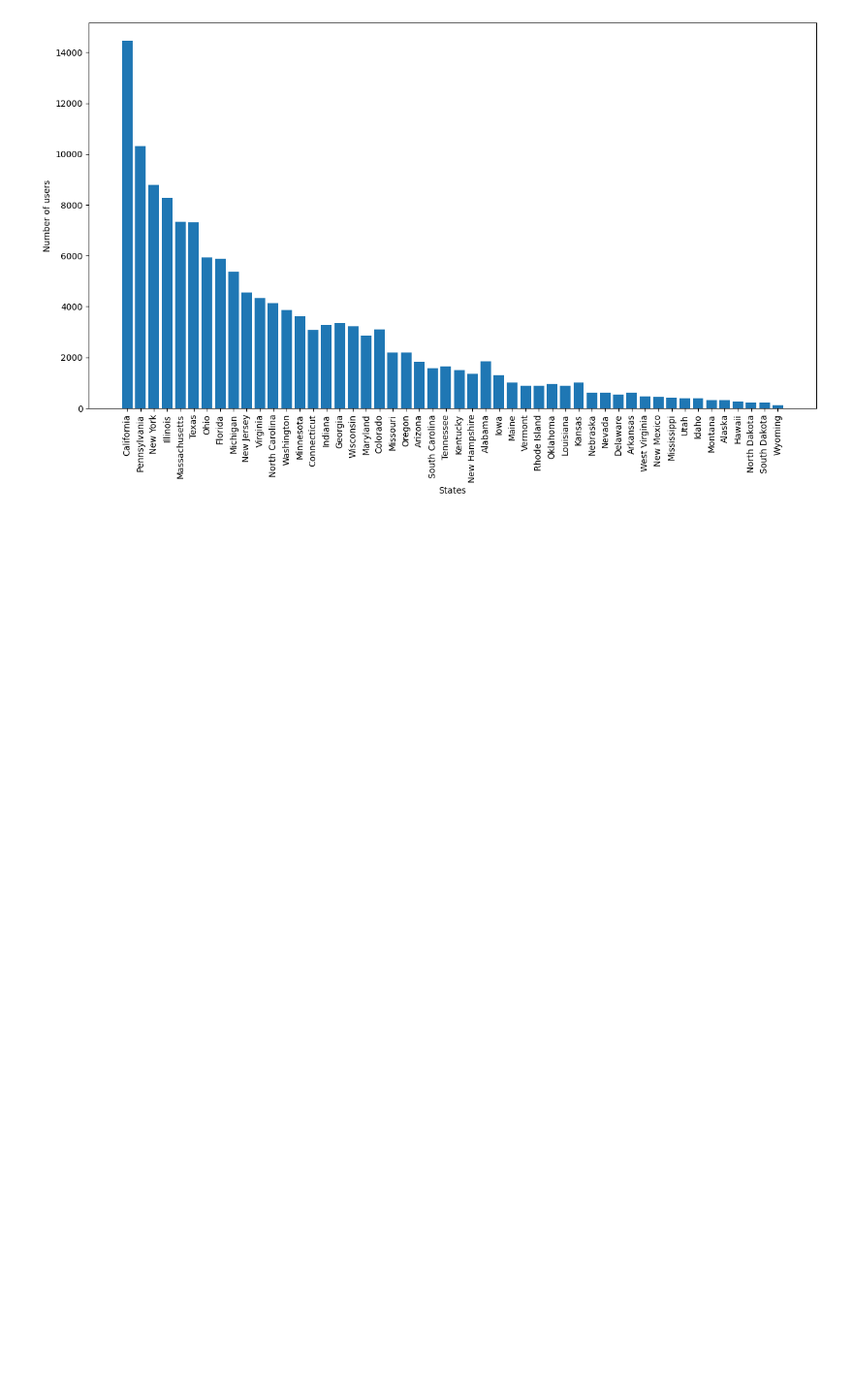
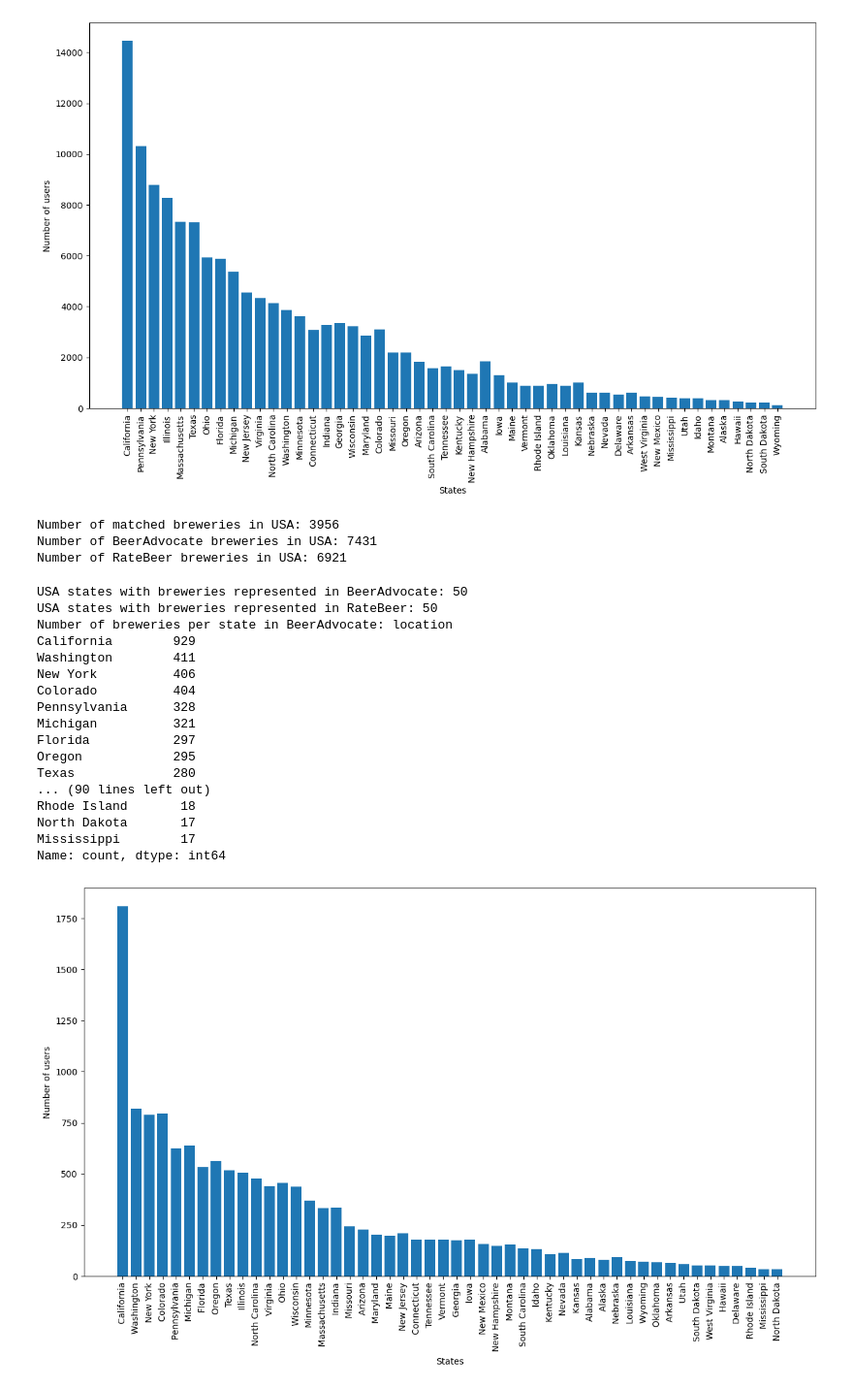
Before and after one commit to epfl-ada/ada-2024-project-fandemondada, a Jupyter notebook: results.ipynb, the cells around one changed output. Shown: that part at 97% size. Saved outputs shown, nothing was run; the diff lists cells and outputs as text; code cells hidden in the pictures; blank space fills up the shorter version.

Commit message:
add first analysis of breweries

```diff
--- a/results.ipynb
+++ b/results.ipynb
@@ -77,3 +74,71 @@ South Dakota        44
 Wyoming             29
 Name: count, dtype: int64
 [figure]
+# %%
+breweries_matched = data['matched_beer_data_breweries.csv']
+breweries_ba = data['BeerAdvocate_breweries.csv']
+breweries_rb = data['RateBeer_breweries.csv']
+breweries_ba = breweries_ba.dropna(subset=['location'])
+breweries_rb = breweries_rb.dropna(subset=['location'])
+# %%
+breweries_matched_usa = breweries_matched[breweries_matched['ba.1'].str.startswith('United States')]
+breweries_ba_usa = breweries_ba[breweries_ba['location'].str.startswith('United States')]
+breweries_rb_usa = breweries_rb[breweries_rb['location'].str.startswith('United States')]
+
+
+print(f"Number of matched breweries in USA: {breweries_matched_usa.shape[0]}")
+print(f"Number of BeerAdvocate breweries in USA: {breweries_ba_usa.shape[0]}")
+print(f"Number of RateBeer breweries in USA: {breweries_rb_usa.shape[0]}")
+# %% [output]
+Number of matched breweries in USA: 3956
+Number of BeerAdvocate breweries in USA: 7431
+Number of RateBeer breweries in USA: 6921
+# %%
+breweries_name_split_ba = breweries_ba_usa['location'].apply(lambda x: len(x.split(',')))
+breweries_filtered_ba = breweries_ba_usa[breweries_name_split_ba == 2]
+breweries_filtered_ba = breweries_filtered_ba[breweries_filtered_ba['location'] != 'United States, United States']
+breweries_per_states_ba = breweries_filtered_ba['location'].apply(lambda x: x.split(',')[1])
+
+breweries_name_split_rb = breweries_rb_usa['location'].apply(lambda x: len(x.split(',')))
+breweries_filtered_rb = breweries_rb_usa[breweries_name_split_rb == 2]
+breweries_filtered_rb['location'] = breweries_filtered_rb['location'].mask(breweries_filtered_rb['location'] == 'United States, Washington DC', 'United States, California')
+breweries_per_states_rb = breweries_filtered_rb['location'].apply(lambda x: x.split(',')[1])
+
+print(f"USA states with breweries represented in BeerAdvocate: {len(breweries_per_states_ba.unique())}")
+print(f"USA states with breweries represented in RateBeer: {len(breweries_per_states_rb.unique())}")
+
+print(f"Number of breweries per state in BeerAdvocate: {breweries_per_states_ba.value_counts()}")
+print(f"Number of breweries per state in RateBeer: {breweries_per_states_rb.value_counts()}")
+
+breweries_per_state_ba = breweries_per_states_ba.value_counts().to_dict()
+breweries_per_state_rb = breweries_per_states_rb.value_counts().to_dict()
+breweries_per_state_barb = {k: (breweries_per_state_ba[k] + breweries_per_state_rb[k]) for k in breweries_per_state_ba.keys()}
+
+states = breweries_per_state_barb.keys()
+users = breweries_per_state_barb.values()
+
+fig, ax = plt.subplots(figsize=(15, 8))
+ax.bar(states, users)
+ax.set_ylabel('Number of users')
+ax.set_xlabel('States')
+plt.xticks(rotation=90)
+plt.show()
+# %% [output]
+USA states with breweries represented in BeerAdvocate: 50
+USA states with breweries represented in RateBeer: 50
+Number of breweries per state in BeerAdvocate: location
+California        929
+Washington        411
+New York          406
+Colorado          404
+Pennsylvania      328
+Michigan          321
+Florida           297
+Oregon            295
+Texas             280
+... (90 lines left out)
+Rhode Island       18
+North Dakota       17
+Mississippi        17
+Name: count, dtype: int64
+[figure, added]
```
Also changed, not shown: parts of 1 cell of this notebook.
